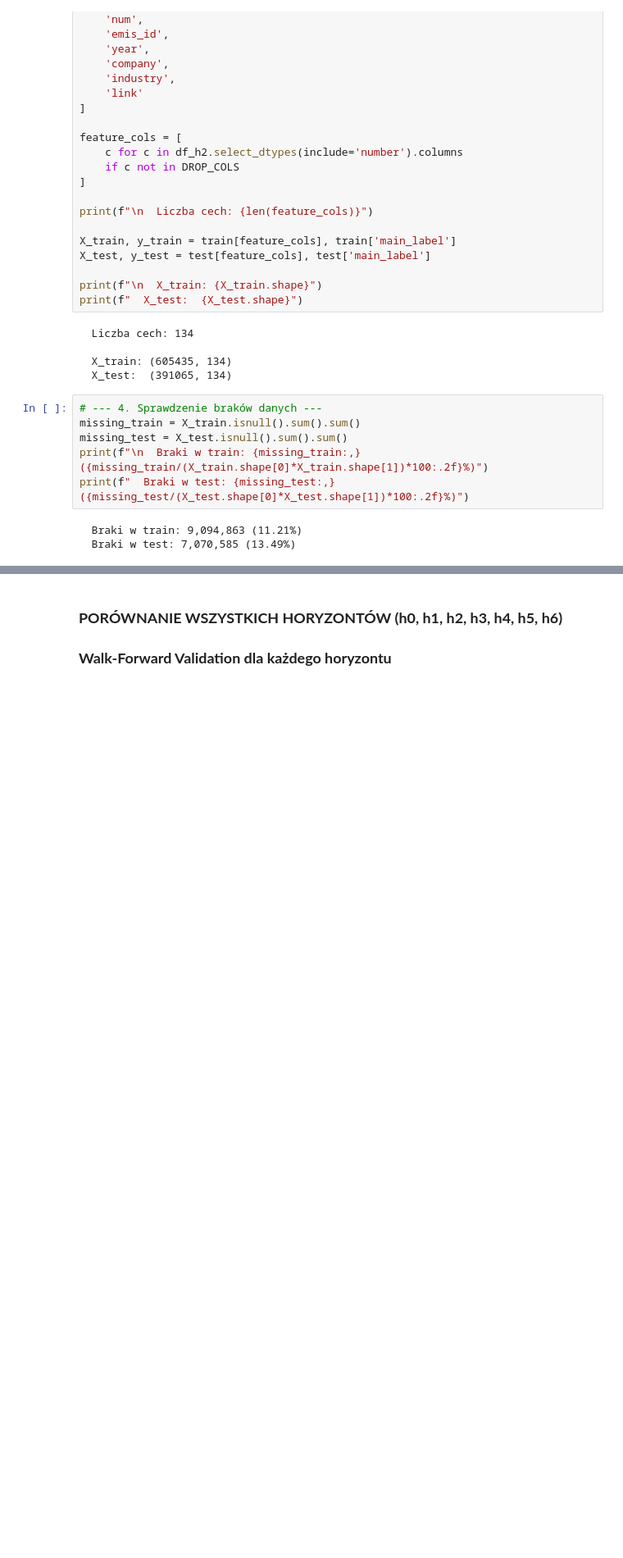
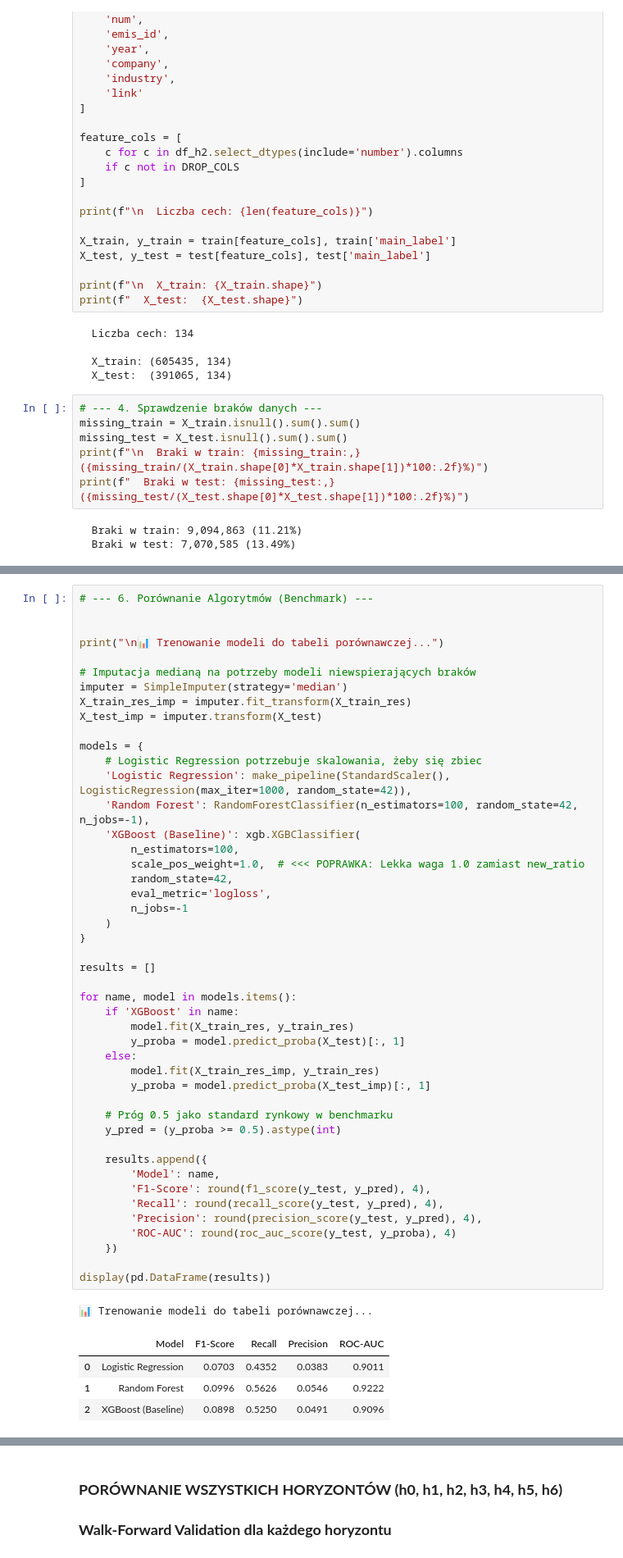
Before and after one commit to infoshareacademy/jdszr25-grupa-2, a Jupyter notebook: Project_01.ipynb, the cells around one changed output, grey strips where cells are left out. Shown at 82% size. Cells and saved outputs as stored; diff of their text form; blank space fills up the shorter version.

```diff
--- a/Project_01.ipynb
+++ b/Project_01.ipynb
@@ -102 +137,53 @@ print(f"  Braki w test: {missing_test:,} ({missing_test/(X_test.shape[0]*X_test.
+# %%
+# --- 6. Porównanie Algorytmów (Benchmark) ---
+
+
+print("\n📊 Trenowanie modeli do tabeli porównawczej...")
+
+# Imputacja medianą na potrzeby modeli niewspierających braków
+imputer = SimpleImputer(strategy='median')
+X_train_res_imp = imputer.fit_transform(X_train_res)
+X_test_imp = imputer.transform(X_test)
+
+models = {
+    # Logistic Regression potrzebuje skalowania, żeby się zbiec
+    'Logistic Regression': make_pipeline(StandardScaler(), LogisticRegression(max_iter=1000, random_state=42)),
+    'Random Forest': RandomForestClassifier(n_estimators=100, random_state=42, n_jobs=-1),
+    'XGBoost (Baseline)': xgb.XGBClassifier(
+        n_estimators=100,
+        scale_pos_weight=1.0,  # <<< POPRAWKA: Lekka waga 1.0 zamiast new_ratio
+        random_state=42,
+        eval_metric='logloss',
+        n_jobs=-1
+    )
+}
+
+results = []
+
+for name, model in models.items():
+    if 'XGBoost' in name:
+        model.fit(X_train_res, y_train_res)
+        y_proba = model.predict_proba(X_test)[:, 1]
+    else:
+        model.fit(X_train_res_imp, y_train_res)
+        y_proba = model.predict_proba(X_test_imp)[:, 1]
+
+    # Próg 0.5 jako standard rynkowy w benchmarku
+    y_pred = (y_proba >= 0.5).astype(int)
+
+    results.append({
+        'Model': name,
+        'F1-Score': round(f1_score(y_test, y_pred), 4),
+        'Recall': round(recall_score(y_test, y_pred), 4),
+        'Precision': round(precision_score(y_test, y_pred), 4),
+        'ROC-AUC': round(roc_auc_score(y_test, y_proba), 4)
+    })
+
+display(pd.DataFrame(results))
+# %% [output]
+📊 Trenowanie modeli do tabeli porównawczej...
+|  | Model | F1-Score | Recall | Precision | ROC-AUC |
+| 0 | Logistic Regression | 0.0703 | 0.4352 | 0.0383 | 0.9011 |
+| 1 | Random Forest | 0.0996 | 0.5626 | 0.0546 | 0.9222 |
+| 2 | XGBoost (Baseline) | 0.0898 | 0.5250 | 0.0491 | 0.9096 |
 # %%
```
Also changed, not shown: parts of 28 cells of this notebook.
